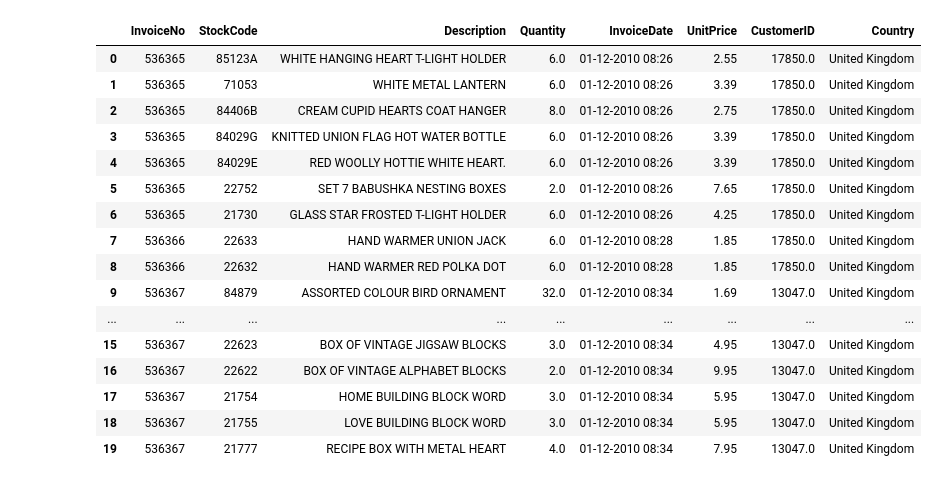
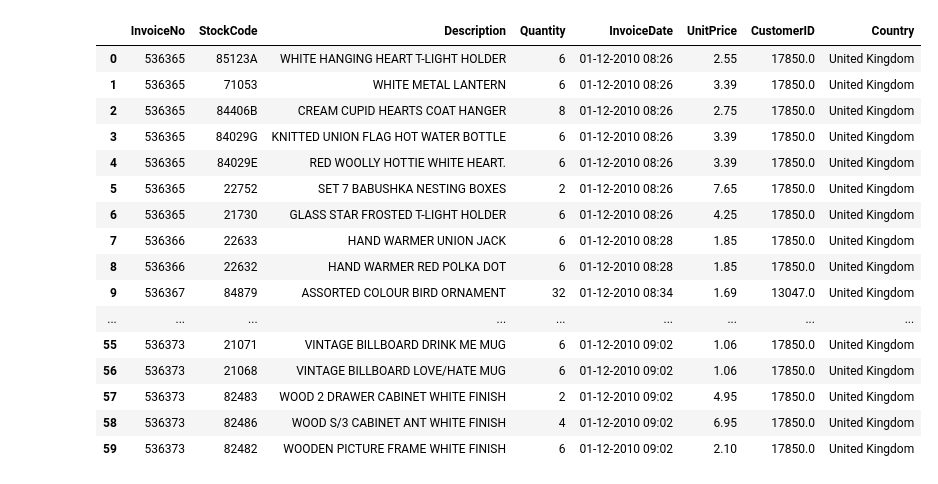
Before and after one commit to gsolomon321/DS3021_Final_Project, a Jupyter notebook: cleaning.ipynb, the cells around one changed output. Saved outputs shown, nothing was run; the diff lists cells and outputs as text; code cells hidden in the pictures.

```diff
--- a/cleaning.ipynb
+++ b/cleaning.ipynb
@@ -15,25 +13,26 @@ from scipy.cluster.hierarchy import cut_tree
 # %%
 import pandas as pd
 df = pd.read_csv("OnlineRetail.csv", encoding="latin1")
-df.head(20)
+df.head(60)
+#rn every row is one purchased item so we have to mak eit one row per customer with groupby
 # %% [output]
 |  | InvoiceNo | StockCode | Description | Quantity | InvoiceDate | UnitPrice | CustomerID | Country |
-| 0 | 536365 | 85123A | WHITE HANGING HEART T-LIGHT HOLDER | 6.0 | 01-12-2010 08:26 | 2.55 | 17850.0 | United Kingdom |
-| 1 | 536365 | 71053 | WHITE METAL LANTERN | 6.0 | 01-12-2010 08:26 | 3.39 | 17850.0 | United Kingdom |
-| 2 | 536365 | 84406B | CREAM CUPID HEARTS COAT HANGER | 8.0 | 01-12-2010 08:26 | 2.75 | 17850.0 | United Kingdom |
-| 3 | 536365 | 84029G | KNITTED UNION FLAG HOT WATER BOTTLE | 6.0 | 01-12-2010 08:26 | 3.39 | 17850.0 | United Kingdom |
-| 4 | 536365 | 84029E | RED WOOLLY HOTTIE WHITE HEART. | 6.0 | 01-12-2010 08:26 | 3.39 | 17850.0 | United Kingdom |
-| 5 | 536365 | 22752 | SET 7 BABUSHKA NESTING BOXES | 2.0 | 01-12-2010 08:26 | 7.65 | 17850.0 | United Kingdom |
-| 6 | 536365 | 21730 | GLASS STAR FROSTED T-LIGHT HOLDER | 6.0 | 01-12-2010 08:26 | 4.25 | 17850.0 | United Kingdom |
-| 7 | 536366 | 22633 | HAND WARMER UNION JACK | 6.0 | 01-12-2010 08:28 | 1.85 | 17850.0 | United Kingdom |
-| 8 | 536366 | 22632 | HAND WARMER RED POLKA DOT | 6.0 | 01-12-2010 08:28 | 1.85 | 17850.0 | United Kingdom |
-| 9 | 536367 | 84879 | ASSORTED COLOUR BIRD ORNAMENT | 32.0 | 01-12-2010 08:34 | 1.69 | 13047.0 | United Kingdom |
+| 0 | 536365 | 85123A | WHITE HANGING HEART T-LIGHT HOLDER | 6 | 01-12-2010 08:26 | 2.55 | 17850.0 | United Kingdom |
+| 1 | 536365 | 71053 | WHITE METAL LANTERN | 6 | 01-12-2010 08:26 | 3.39 | 17850.0 | United Kingdom |
+| 2 | 536365 | 84406B | CREAM CUPID HEARTS COAT HANGER | 8 | 01-12-2010 08:26 | 2.75 | 17850.0 | United Kingdom |
+| 3 | 536365 | 84029G | KNITTED UNION FLAG HOT WATER BOTTLE | 6 | 01-12-2010 08:26 | 3.39 | 17850.0 | United Kingdom |
+| 4 | 536365 | 84029E | RED WOOLLY HOTTIE WHITE HEART. | 6 | 01-12-2010 08:26 | 3.39 | 17850.0 | United Kingdom |
+| 5 | 536365 | 22752 | SET 7 BABUSHKA NESTING BOXES | 2 | 01-12-2010 08:26 | 7.65 | 17850.0 | United Kingdom |
+| 6 | 536365 | 21730 | GLASS STAR FROSTED T-LIGHT HOLDER | 6 | 01-12-2010 08:26 | 4.25 | 17850.0 | United Kingdom |
+| 7 | 536366 | 22633 | HAND WARMER UNION JACK | 6 | 01-12-2010 08:28 | 1.85 | 17850.0 | United Kingdom |
+| 8 | 536366 | 22632 | HAND WARMER RED POLKA DOT | 6 | 01-12-2010 08:28 | 1.85 | 17850.0 | United Kingdom |
+| 9 | 536367 | 84879 | ASSORTED COLOUR BIRD ORNAMENT | 32 | 01-12-2010 08:34 | 1.69 | 13047.0 | United Kingdom |
 | ... | ... | ... | ... | ... | ... | ... | ... | ... |
-| 15 | 536367 | 22623 | BOX OF VINTAGE JIGSAW BLOCKS | 3.0 | 01-12-2010 08:34 | 4.95 | 13047.0 | United Kingdom |
-| 16 | 536367 | 22622 | BOX OF VINTAGE ALPHABET BLOCKS | 2.0 | 01-12-2010 08:34 | 9.95 | 13047.0 | United Kingdom |
-| 17 | 536367 | 21754 | HOME BUILDING BLOCK WORD | 3.0 | 01-12-2010 08:34 | 5.95 | 13047.0 | United Kingdom |
-| 18 | 536367 | 21755 | LOVE BUILDING BLOCK WORD | 3.0 | 01-12-2010 08:34 | 5.95 | 13047.0 | United Kingdom |
-| 19 | 536367 | 21777 | RECIPE BOX WITH METAL HEART | 4.0 | 01-12-2010 08:34 | 7.95 | 13047.0 | United Kingdom |
+| 55 | 536373 | 21071 | VINTAGE BILLBOARD DRINK ME MUG | 6 | 01-12-2010 09:02 | 1.06 | 17850.0 | United Kingdom |
+| 56 | 536373 | 21068 | VINTAGE BILLBOARD LOVE/HATE MUG | 6 | 01-12-2010 09:02 | 1.06 | 17850.0 | United Kingdom |
+| 57 | 536373 | 82483 | WOOD 2 DRAWER CABINET WHITE FINISH | 2 | 01-12-2010 09:02 | 4.95 | 17850.0 | United Kingdom |
+| 58 | 536373 | 82486 | WOOD S/3 CABINET ANT WHITE FINISH | 4 | 01-12-2010 09:02 | 6.95 | 17850.0 | United Kingdom |
+| 59 | 536373 | 82482 | WOODEN PICTURE FRAME WHITE FINISH | 6 | 01-12-2010 09:02 | 2.10 | 17850.0 | United Kingdom |
 # %%
 #data cleaning
 df.describe() #summary of data characteristics so we can see scale of numerics
```
Also changed, not shown: parts of 20 cells of this notebook, 1 other file.
